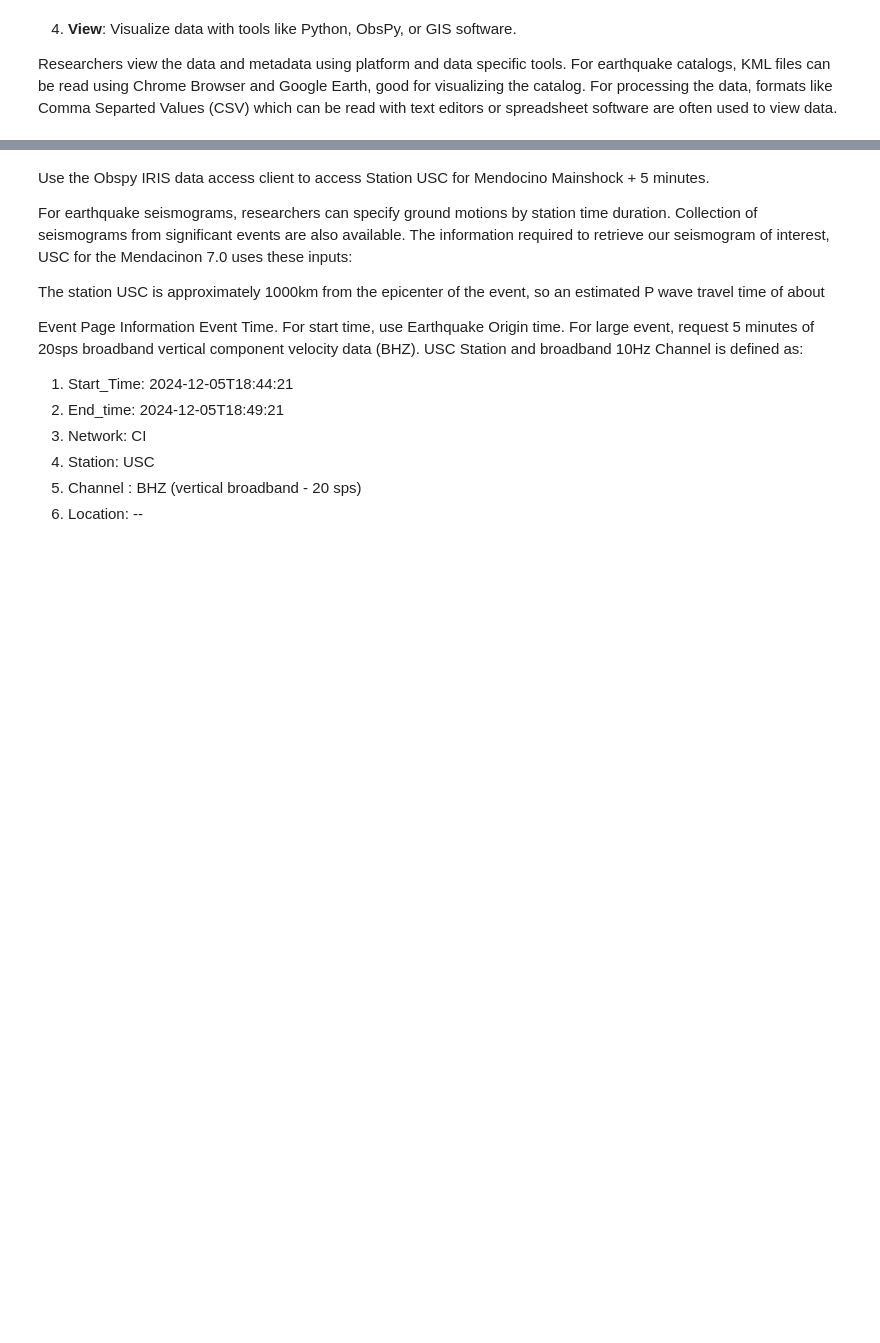
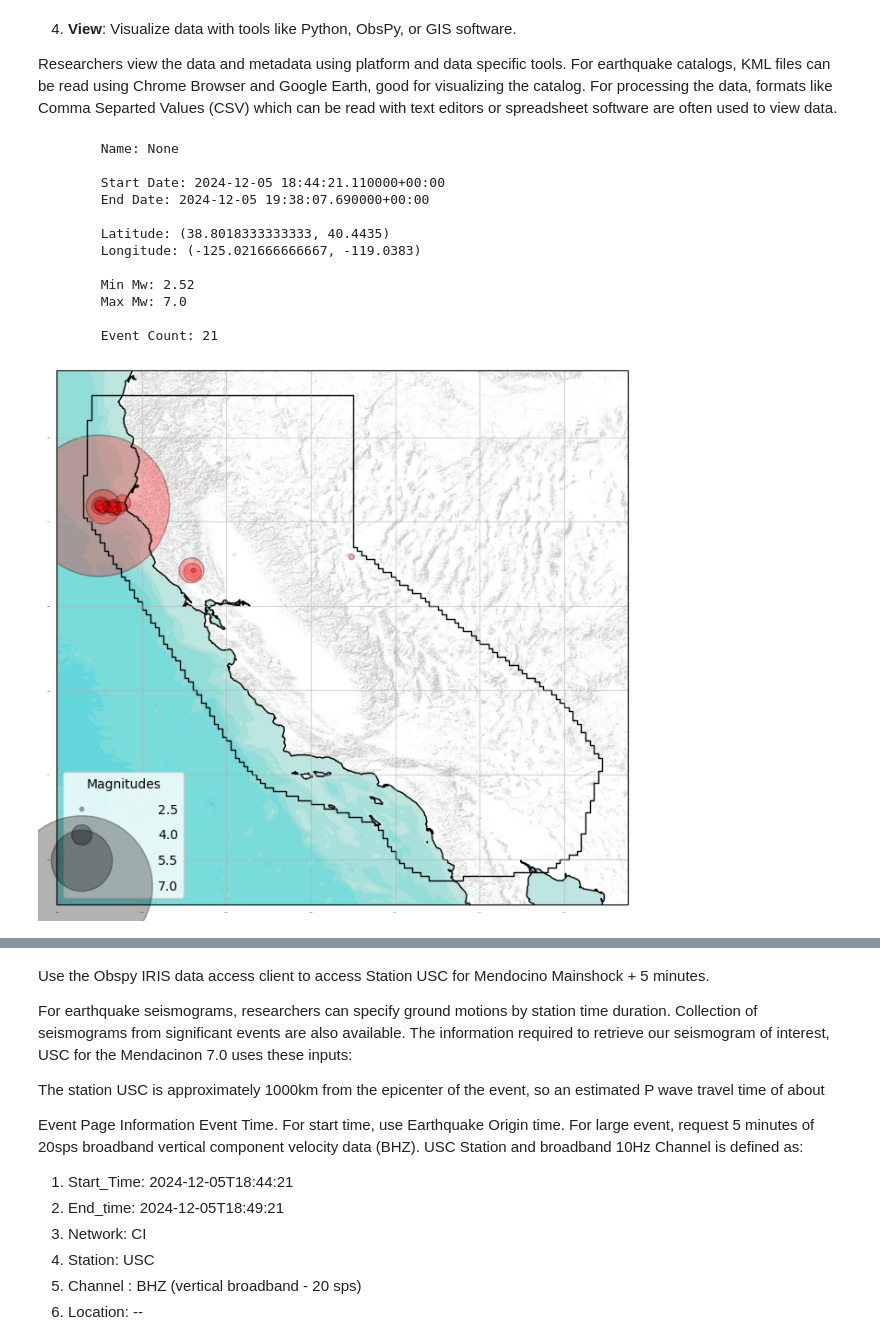
Before and after one commit to SCECcode/quakeworx_workshop_2025, a Jupyter notebook: open_seismo_data_part2.ipynb, the cells around one changed output, grey strips where cells are left out. Drawn from its saved outputs; the diff is of its cells as text; code cells hidden in the pictures; blank space fills up the shorter version.

```diff
--- a/open_seismo_data_part2.ipynb
+++ b/open_seismo_data_part2.ipynb
@@ -147,17 +147,31 @@ Researchers view the data and metadata using platform and data specific tools. F
 # %%
 import csep
 import matplotlib.pyplot as plt
 # lets assume we already loaded in some catalog
 catalog = csep.load_catalog("Mendocino_Seismicity_Dec_2025.json")
 
 # Filter observed catalog using the same region as the forecast
-catalog = catalog.filter_spatial(regions.california_relm_region)
+catalog = catalog.filter_spatial(csep.core.regions.california_relm_region())
 print(catalog)
 
 # Plot the catalog
 catalog.plot()
 
-# quick and dirty plot
+# quick plot
 fig, ax = plt.subplots()
 ax.plot(catalog.get_epoch_times(), catalog.get_cumulative_number_of_events())
 plt.show()
+# %% [output]
+        Name: None
+
+        Start Date: 2024-12-05 18:44:21.110000+00:00
+        End Date: 2024-12-05 19:38:07.690000+00:00
+
+        Latitude: (38.8018333333333, 40.4435)
+        Longitude: (-125.021666666667, -119.0383)
+
+        Min Mw: 2.52
+        Max Mw: 7.0
+
+        Event Count: 21
+[figure, added]
```
Also changed, not shown: parts of 23 cells of this notebook, 1 other file.
